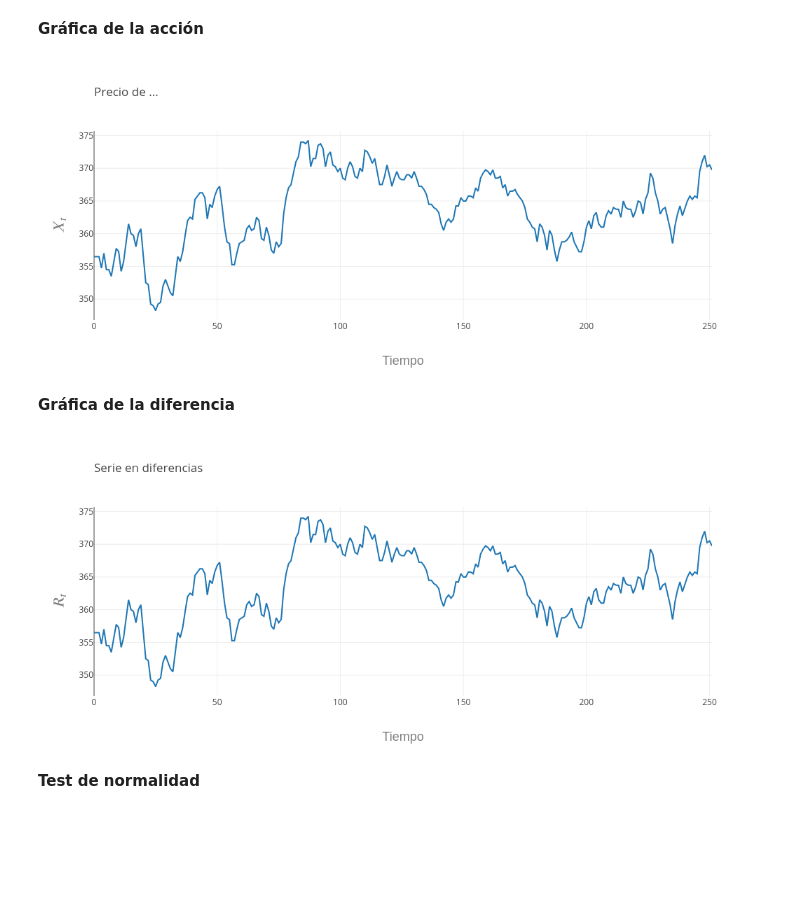
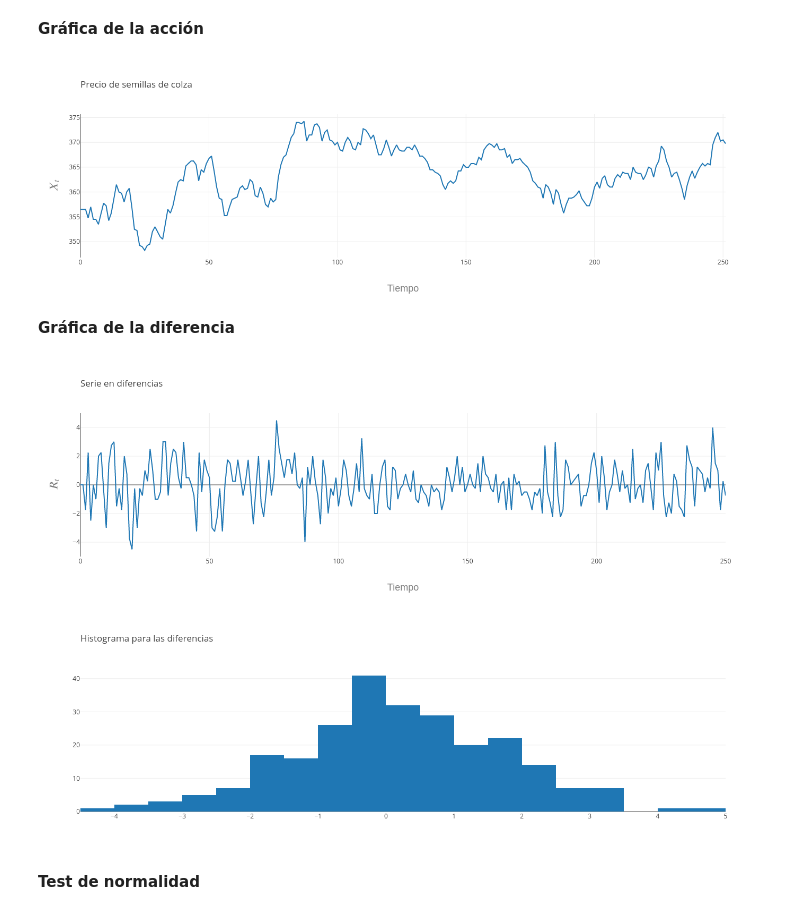
Before and after one commit to CamiVasz/Procesos-Estocasticos-2, a Jupyter notebook: Estimacion de parametros/Proyecto II.ipynb, the cells around one changed output. Saved outputs shown, nothing was run; the diff lists cells and outputs as text; code cells hidden in the pictures; blank space fills up the shorter version.

```diff
--- a/Estimacion de parametros/Proyecto II.ipynb
+++ b/Estimacion de parametros/Proyecto II.ipynb
@@ -35,40 +35,40 @@ trace1 = go.Scatter(
 data = [trace1]
 layout = go.Layout(
     title=go.layout.Title(
-        text='Precio de ...',
+        text='Precio de semillas de colza',
         xref='paper',
         x=0
     ),
     xaxis=go.layout.XAxis(
         title=go.layout.xaxis.Title(
             text='Tiempo',
             font=dict(
                 family='Arial',
                 size=18,
                 color='#7f7f7f'
             )
         )
     ),
     yaxis=go.layout.YAxis(
         title=go.layout.yaxis.Title(
             text='$X_t$',
             font=dict(
                 family='Arial',
                 size=18,
                 color='#7f7f7f'
             )
         )
     )
 )
 fig = go.Figure(data=data, layout=layout)
 py.iplot(fig, filename='Accion')
 # %% [output]
-[figure, old version]
+[figure, new version]
 # %% [markdown]
 **Gráfica de la diferencia**
 # %%
 trace1 = go.Scatter(
-    y = X,
+    y = R,
     x = np.arange(N),
     name = '$R_t$'
 )
@@ -104,7 +104,23 @@ layout = go.Layout(
 fig = go.Figure(data=data, layout=layout)
 py.iplot(fig, filename='Retornos')
 # %% [output]
-[figure, old version]
+[figure, new version]
+# %%
+trace1 = go.Histogram(
+    x = R)
+
+data = [trace1]
+layout = go.Layout(
+    title=go.layout.Title(
+        text='Histograma para las diferencias',
+        xref='paper',
+        x=0
+    )
+)
+fig = go.Figure(data=data, layout=layout)
+py.iplot(fig, filename='Retornos')
+# %% [output]
+[figure, added]
 # %% [markdown]
 **Test de normalidad**
 # %%
```
Also changed, not shown: parts of 15 cells of this notebook, 15 other files.
